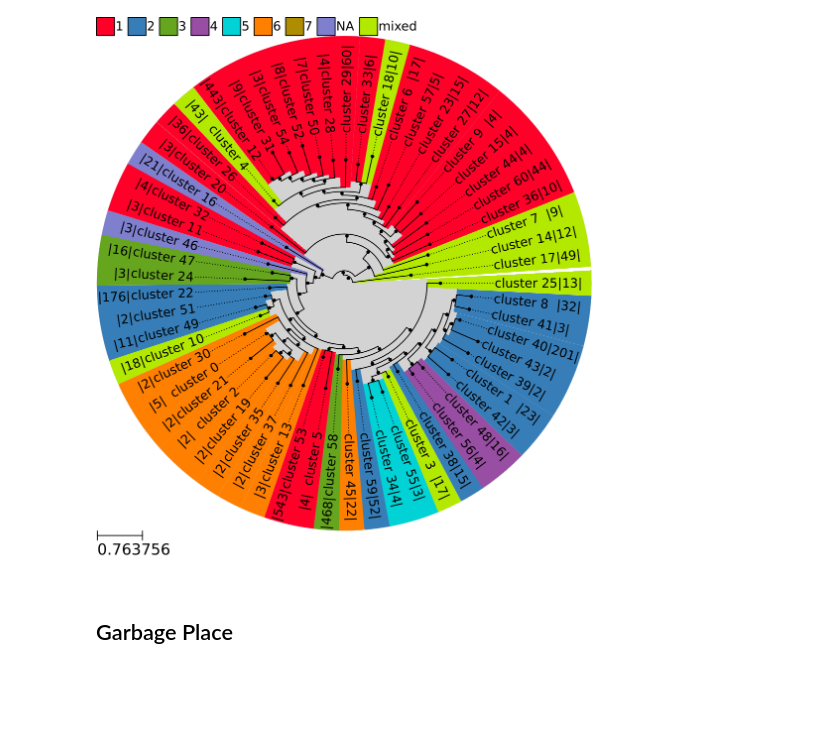
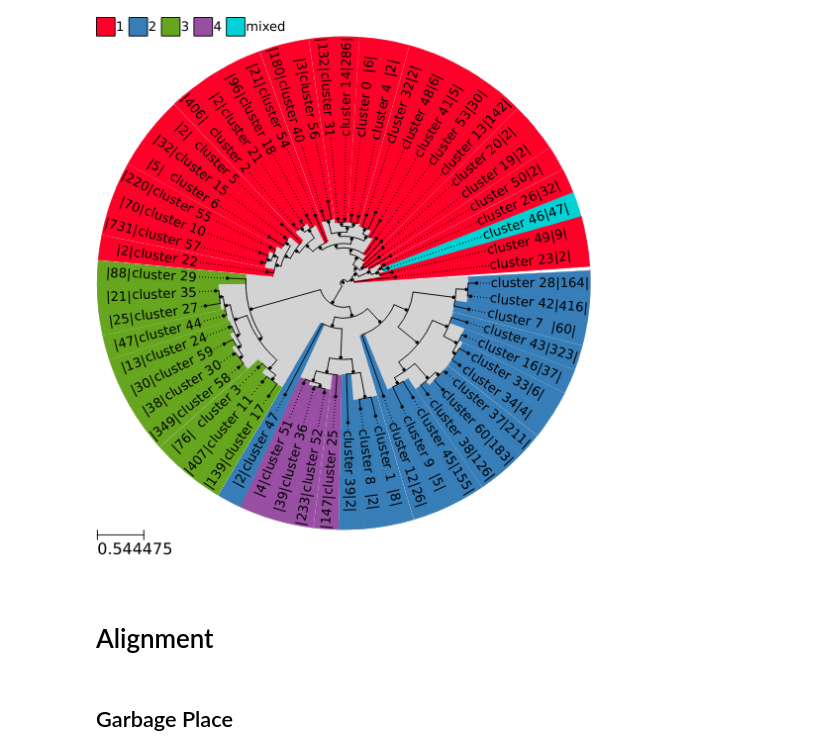
Before and after one commit to ahenoch/FluClust, a Jupyter notebook: Tree.ipynb, the cells around one changed output. Saved outputs shown, nothing was run; the diff lists cells and outputs as text; code cells hidden in the pictures; blank space fills up the shorter version.

```diff
--- a/Tree.ipynb
+++ b/Tree.ipynb
@@ -164,7 +164,7 @@ def fillGaps(frame):
 
     return(frame)
 # %%
-def curateFASTA(fasta, split, acc_ident, column_ident):
+def curateFASTA(fasta, split, acc_ident = 0, column_ident = {'':1}):
 
     meta = {ident:{} for ident in column_ident.keys()}
 
@@ -184,13 +184,14 @@ def curateFASTA(fasta, split, acc_ident, column_ident):
 link = pd.read_csv('linkage.csv', sep = ',', na_filter = False, header = 0)
 cluster = pd.read_csv('cluster.csv', sep = ',', na_filter = False, header = 0, index_col = 0)
 # %%
-meta = curateFASTA('Hepatitis.fasta', '|', 'gb:', {'organism':'Organism:','strain':'Strain Name:','segment':'Segment:','subtype':'Subtype:','host':'Host:',})
+meta = curateFASTA('degue.fasta', '|', 0, {'name':1,'segment':2,'year':3,'host':4,'country':5,'subtype':6,'type':7,})
 # %%
 framemeta = pd.DataFrame(meta)
 # %%
 #Virus specific correction
 
 #framemeta[['H', 'N']] = framemeta['subtype'].apply(lambda x: splitSubtype(x)).tolist()
-framemeta['subtype'] = framemeta['subtype'].str[0]
+#framemeta['subtype'] = framemeta['subtype'].str[0]
+framemeta['type'] = framemeta['type'].str.split('_').str[2]
 # %%
 treequery = cluster.join(framemeta)
@@ -203,6 +205,8 @@ treequery.replace(np.nan, 'NA', inplace = True)
 # %%
-tree, ts = getTree(link, treequery, feature = 'subtype', rownumber = 1, prune = True, treshold = 1.0, listcolor = ['#FF0029','#377EB8','#66A61E','#984EA3','#00D2D5','#FF7F00','#AF8D00','#7F80CD','#B3E900','#C42E60','#A65628','#F781BF','#8DD3C7','#BEBADA','#FB8072','#80B1D3','#FDB462','#FCCDE5','#99A893','#EED5D2','#3F00FF','#DABF86'])
+tree, ts = getTree(link, treequery, feature = 'type', rownumber = 1, prune = True, treshold = 1.0, listcolor = ['#FF0029','#377EB8','#66A61E','#984EA3','#00D2D5','#FF7F00','#AF8D00','#7F80CD','#B3E900','#C42E60','#A65628','#F781BF','#8DD3C7','#BEBADA','#FB8072','#80B1D3','#FDB462','#FCCDE5','#99A893','#EED5D2','#3F00FF','#DABF86'])
 # %%
-tree.render(file_name = '%%inline', tree_style = ts, w = 1000)
+tree.render(file_name = '%%inline', tree_style = ts, w = 500)
 # %% [output]
-[figure, old version]
+[figure, new version]
+# %% [markdown]
+# Alignment
```
Also changed, not shown: parts of 10 cells of this notebook, 5 other files.
